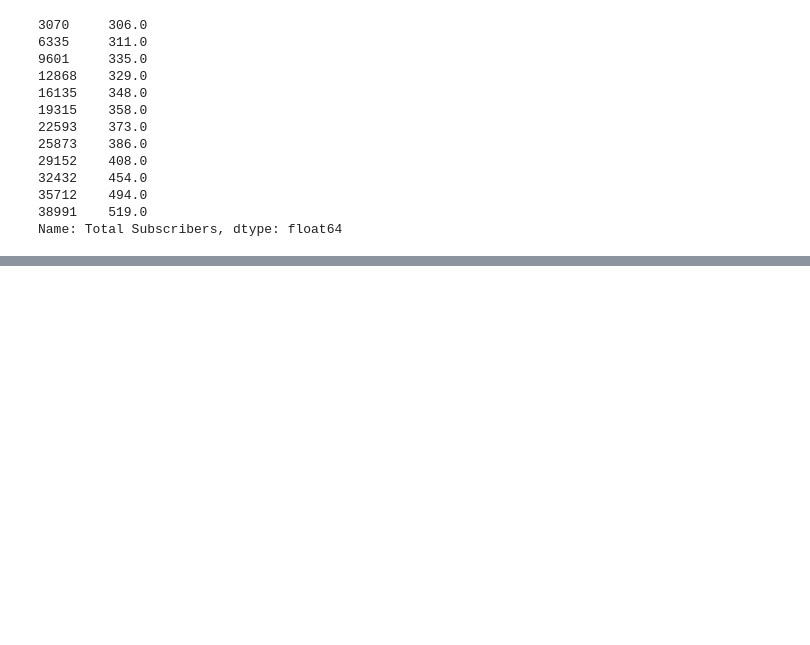
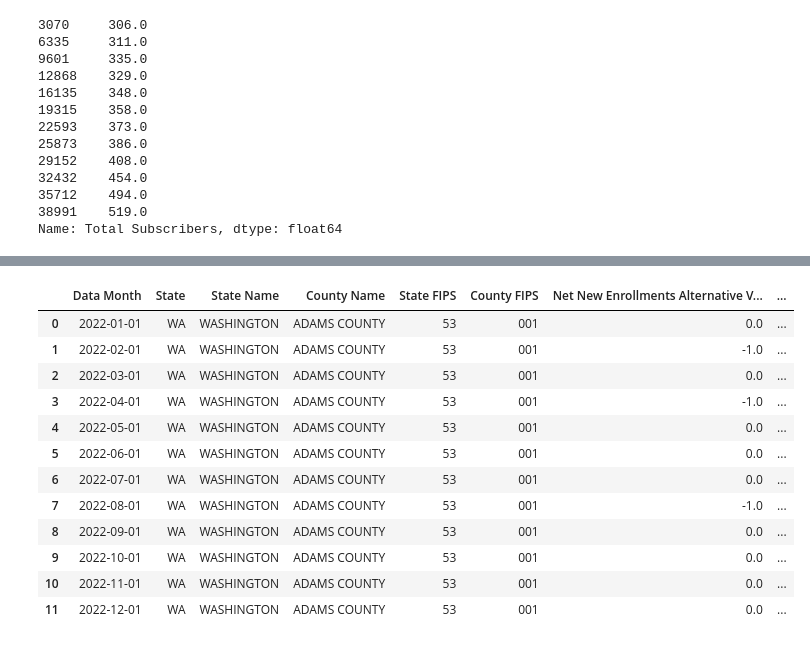
Before and after one commit to npappin-wsu/acp-analytics, a Jupyter notebook: explore.ipynb, the cells around one changed output, grey strips where cells are left out. Saved outputs shown, nothing was run; the diff lists cells and outputs as text; code cells hidden in the pictures; blank space fills up the shorter version.

Commit message:
Added maximum enrollee data from Education Super Highway.

```diff
--- a/explore.ipynb
+++ b/explore.ipynb
@@ -66,3 +66,5 @@ subset['Total Subscribers']
 35712    494.0
 38991    519.0
 Name: Total Subscribers, dtype: float64
+# %%
+eshAcpStats = pd.read_csv(os.path.join('data', 'ESH_ACP Estimates.csv'))
@@ -68,0 +91,2 @@ Name: Total Subscribers, dtype: float64
+# %%
+eshAcpStats.County = eshAcpStats.County.str.upper()
@@ -68,0 +113,18 @@ Name: Total Subscribers, dtype: float64
+# %%
+test = subset.merge(eshAcpStats, how='left', left_on='County Name', right_on='County')
+# %%
+test
+# %% [output]
+|  | Data Month | State | State Name | County Name | State FIPS | County FIPS | Net New Enrollments Alternative V... | ... |
+| 0 | 2022-01-01 | WA | WASHINGTON | ADAMS COUNTY | 53 | 001 | 0.0 | ... |
+| 1 | 2022-02-01 | WA | WASHINGTON | ADAMS COUNTY | 53 | 001 | -1.0 | ... |
+| 2 | 2022-03-01 | WA | WASHINGTON | ADAMS COUNTY | 53 | 001 | 0.0 | ... |
+| 3 | 2022-04-01 | WA | WASHINGTON | ADAMS COUNTY | 53 | 001 | -1.0 | ... |
+| 4 | 2022-05-01 | WA | WASHINGTON | ADAMS COUNTY | 53 | 001 | 0.0 | ... |
+| 5 | 2022-06-01 | WA | WASHINGTON | ADAMS COUNTY | 53 | 001 | 0.0 | ... |
+| 6 | 2022-07-01 | WA | WASHINGTON | ADAMS COUNTY | 53 | 001 | 0.0 | ... |
+| 7 | 2022-08-01 | WA | WASHINGTON | ADAMS COUNTY | 53 | 001 | -1.0 | ... |
+| 8 | 2022-09-01 | WA | WASHINGTON | ADAMS COUNTY | 53 | 001 | 0.0 | ... |
+| 9 | 2022-10-01 | WA | WASHINGTON | ADAMS COUNTY | 53 | 001 | 0.0 | ... |
+| 10 | 2022-11-01 | WA | WASHINGTON | ADAMS COUNTY | 53 | 001 | 0.0 | ... |
+| 11 | 2022-12-01 | WA | WASHINGTON | ADAMS COUNTY | 53 | 001 | 0.0 | ... |
```
Also changed, not shown: parts of 8 cells of this notebook, 5 other files.
